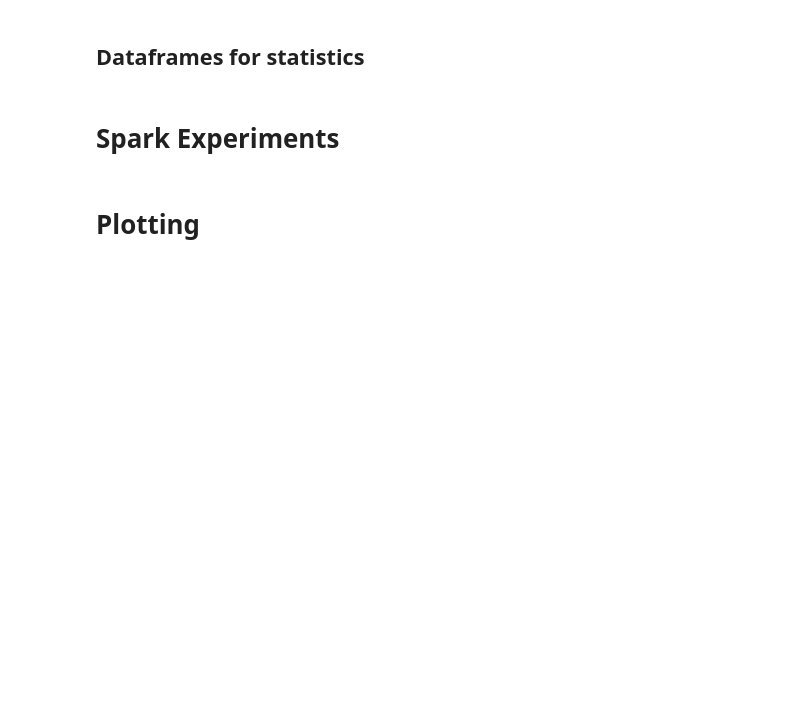
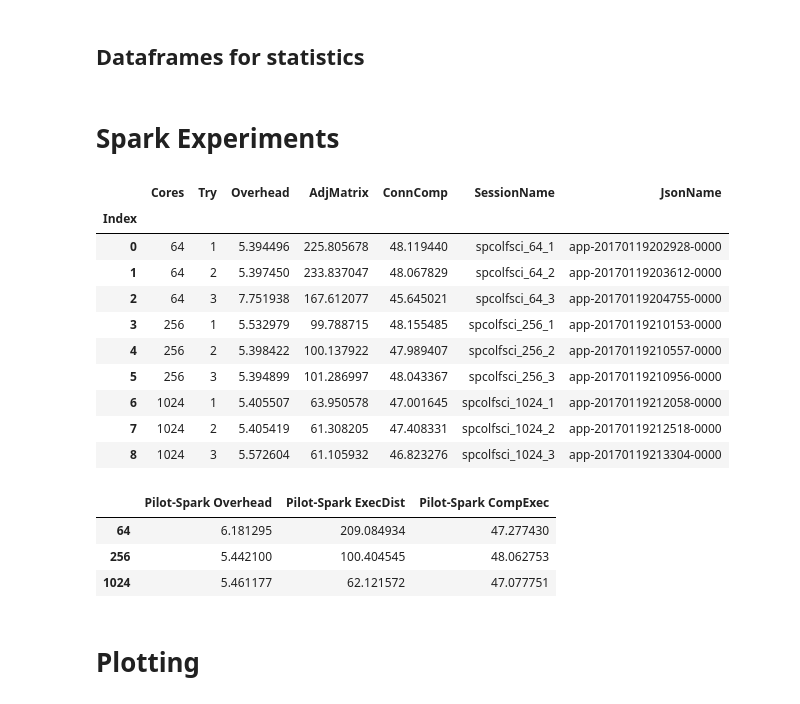
Before and after one commit to radical-experiments/midas_exps, a Jupyter notebook: leaflet-finder/LeafletFinderExpScipy.ipynb, the cells around one changed output. Saved outputs shown, nothing was run; the diff lists cells and outputs as text; code cells hidden in the pictures; blank space fills up the shorter version.

```diff
--- a/leaflet-finder/LeafletFinderExpScipy.ipynb
+++ b/leaflet-finder/LeafletFinderExpScipy.ipynb
@@ -223,6 +253,44 @@ rpsc_lf_256_8192_1
 ## Dataframes for statistics
 # %% [markdown]
 # Spark Experiments
+# %%
+spsc_lf = pandas.DataFrame.from_csv('Spark/ScipyDist/reports_comet_20_1_2017.csv')
+spsc_lf
+# %% [output]
+|  | Cores | Try | Overhead | AdjMatrix | ConnComp | SessionName | JsonName |
+| Index |  |  |  |  |  |  |  |
+| 0 | 64 | 1 | 5.394496 | 225.805678 | 48.119440 | spcolfsci_64_1 | app-20170119202928-0000 |
+| 1 | 64 | 2 | 5.397450 | 233.837047 | 48.067829 | spcolfsci_64_2 | app-20170119203612-0000 |
+| 2 | 64 | 3 | 7.751938 | 167.612077 | 45.645021 | spcolfsci_64_3 | app-20170119204755-0000 |
+| 3 | 256 | 1 | 5.532979 | 99.788715 | 48.155485 | spcolfsci_256_1 | app-20170119210153-0000 |
+| 4 | 256 | 2 | 5.398422 | 100.137922 | 47.989407 | spcolfsci_256_2 | app-20170119210557-0000 |
+| 5 | 256 | 3 | 5.394899 | 101.286997 | 48.043367 | spcolfsci_256_3 | app-20170119210956-0000 |
+| 6 | 1024 | 1 | 5.405507 | 63.950578 | 47.001645 | spcolfsci_1024_1 | app-20170119212058-0000 |
+| 7 | 1024 | 2 | 5.405419 | 61.308205 | 47.408331 | spcolfsci_1024_2 | app-20170119212518-0000 |
+| 8 | 1024 | 3 | 5.572604 | 61.105932 | 46.823276 | spcolfsci_1024_3 | app-20170119213304-0000 |
+# %%
+sp_sc_fl=pandas.DataFrame(columns=['Pilot-Spark Overhead','Pilot-Spark ExecDist','Pilot-Spark CompExec'])
+overhead = spsc_lf['Overhead'][0:3].mean()
+adjmatrx = spsc_lf['AdjMatrix'][0:3].mean()
+conncomp = spsc_lf['ConnComp'][0:3].mean()
+sp_sc_fl.loc[64] = [overhead,adjmatrx,conncomp]
+
+overhead = spsc_lf['Overhead'][3:6].mean()
+adjmatrx = spsc_lf['AdjMatrix'][3:6].mean()
+conncomp = spsc_lf['ConnComp'][3:6].mean()
+sp_sc_fl.loc[256] = [overhead,adjmatrx,conncomp]
+
+overhead = spsc_lf['Overhead'][6:9].mean()
+adjmatrx = spsc_lf['AdjMatrix'][6:9].mean()
+conncomp = spsc_lf['ConnComp'][6:9].mean()
+sp_sc_fl.loc[1024] = [overhead,adjmatrx,conncomp]
+
+sp_sc_fl
+# %% [output]
+|  | Pilot-Spark Overhead | Pilot-Spark ExecDist | Pilot-Spark CompExec |
+| 64 | 6.181295 | 209.084934 | 47.277430 |
+| 256 | 5.442100 | 100.404545 | 48.062753 |
+| 1024 | 5.461177 | 62.121572 | 47.077751 |
 # %% [markdown]
 # Plotting
 # %%
```
Also changed, not shown: parts of 43 cells of this notebook.
